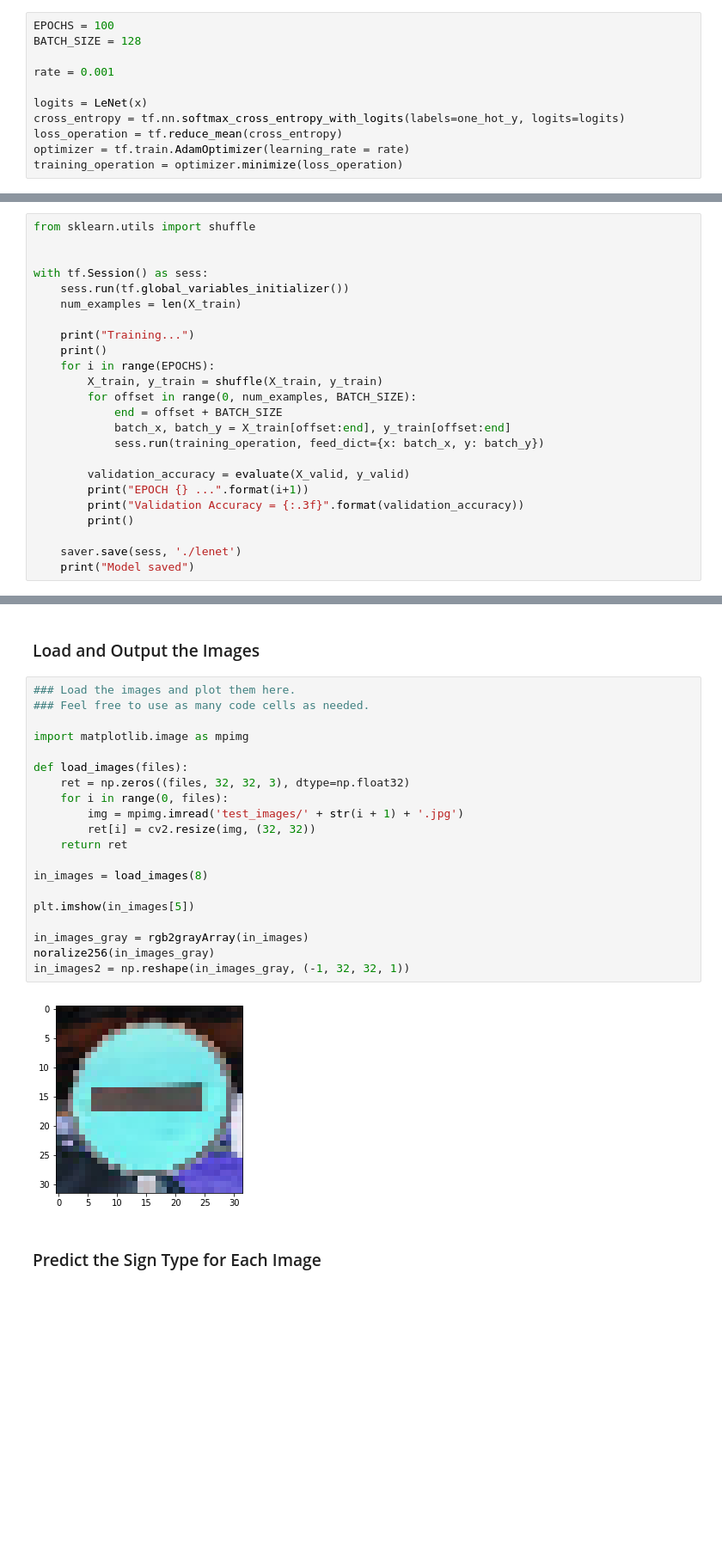
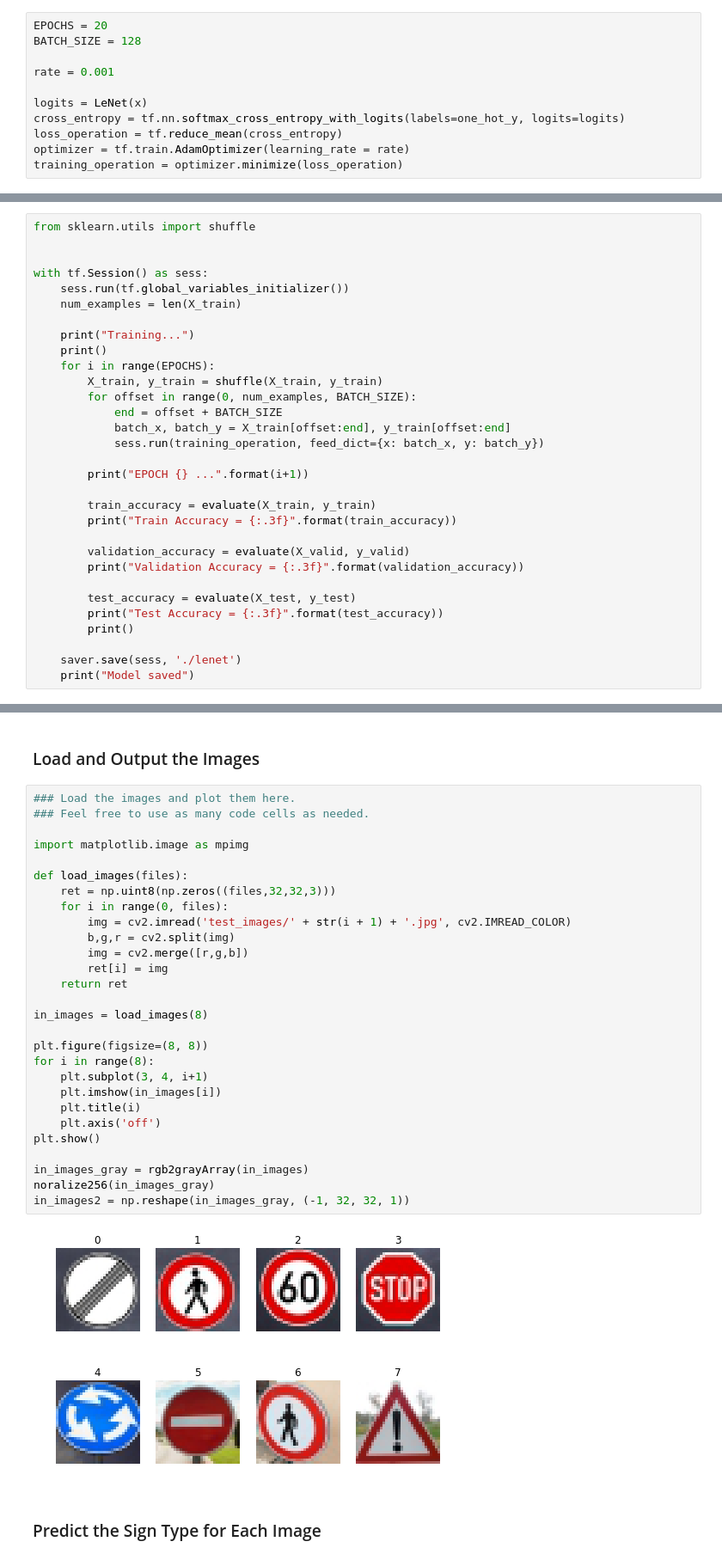
Before and after one commit to ryanchyshyn/traffic-sign, a Jupyter notebook: Traffic_Sign_Classifier.ipynb, the cells around one changed output, grey strips where cells are left out. Shown: that part at 86% size. Cells and saved outputs as stored; diff of their text form; blank space fills up the shorter version.

```diff
--- a/Traffic_Sign_Classifier.ipynb
+++ b/Traffic_Sign_Classifier.ipynb
@@ -270,7 +270,7 @@ x = tf.placeholder(tf.float32, (None, 32, 32, 1))
 y = tf.placeholder(tf.int32, (None))
 one_hot_y = tf.one_hot(y, 43)
 # %%
-EPOCHS = 100
+EPOCHS = 20
 BATCH_SIZE = 128
 
 rate = 0.001
@@ -311,9 +311,16 @@ with tf.Session() as sess:
             batch_x, batch_y = X_train[offset:end], y_train[offset:end]
             sess.run(training_operation, feed_dict={x: batch_x, y: batch_y})
 
+        print("EPOCH {} ...".format(i+1))
+
+        train_accuracy = evaluate(X_train, y_train)
+        print("Train Accuracy = {:.3f}".format(train_accuracy))
+
         validation_accuracy = evaluate(X_valid, y_valid)
-        print("EPOCH {} ...".format(i+1))
         print("Validation Accuracy = {:.3f}".format(validation_accuracy))
+
+        test_accuracy = evaluate(X_test, y_test)
+        print("Test Accuracy = {:.3f}".format(test_accuracy))
         print()
 
     saver.save(sess, './lenet')
@@ -349,25 +356,33 @@ You may find `signnames.csv` useful as it contains mappings from the class id (i
 # %%
 ### Load the images and plot them here.
 ### Feel free to use as many code cells as needed.
 
 import matplotlib.image as mpimg
 
 def load_images(files):
-    ret = np.zeros((files, 32, 32, 3), dtype=np.float32)
+    ret = np.uint8(np.zeros((files,32,32,3)))
     for i in range(0, files):
-        img = mpimg.imread('test_images/' + str(i + 1) + '.jpg')
-        ret[i] = cv2.resize(img, (32, 32))
+        img = cv2.imread('test_images/' + str(i + 1) + '.jpg', cv2.IMREAD_COLOR)
+        b,g,r = cv2.split(img)
+        img = cv2.merge([r,g,b])
+        ret[i] = img
     return ret
 
 in_images = load_images(8)
 
-plt.imshow(in_images[5])
+plt.figure(figsize=(8, 8))
+for i in range(8):
+    plt.subplot(3, 4, i+1)
+    plt.imshow(in_images[i])
+    plt.title(i)
+    plt.axis('off')
+plt.show()
 
 in_images_gray = rgb2grayArray(in_images)
 noralize256(in_images_gray)
 in_images2 = np.reshape(in_images_gray, (-1, 32, 32, 1))
 # %% [output]
-[figure, old version]
+[figure, new version]
 # %% [markdown]
 ### Predict the Sign Type for Each Image
 # %%
```
Also changed, not shown: parts of 5 cells of this notebook, 8 other files.
